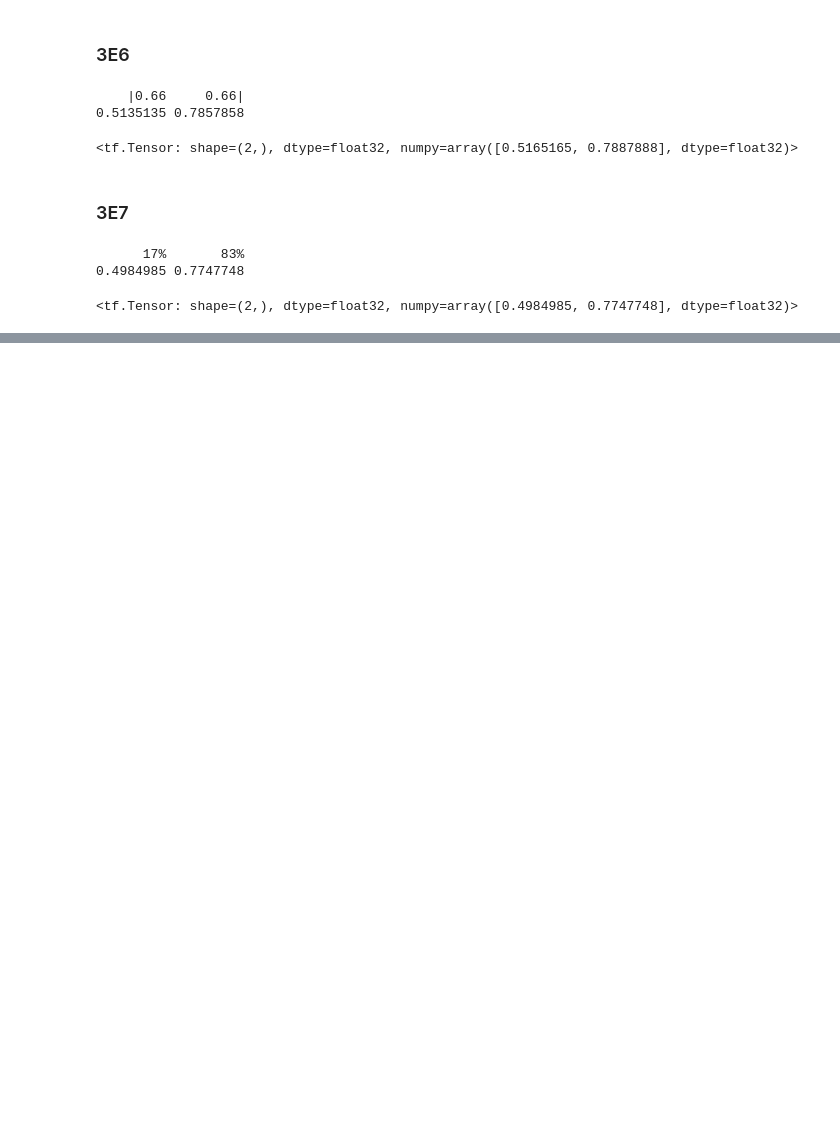
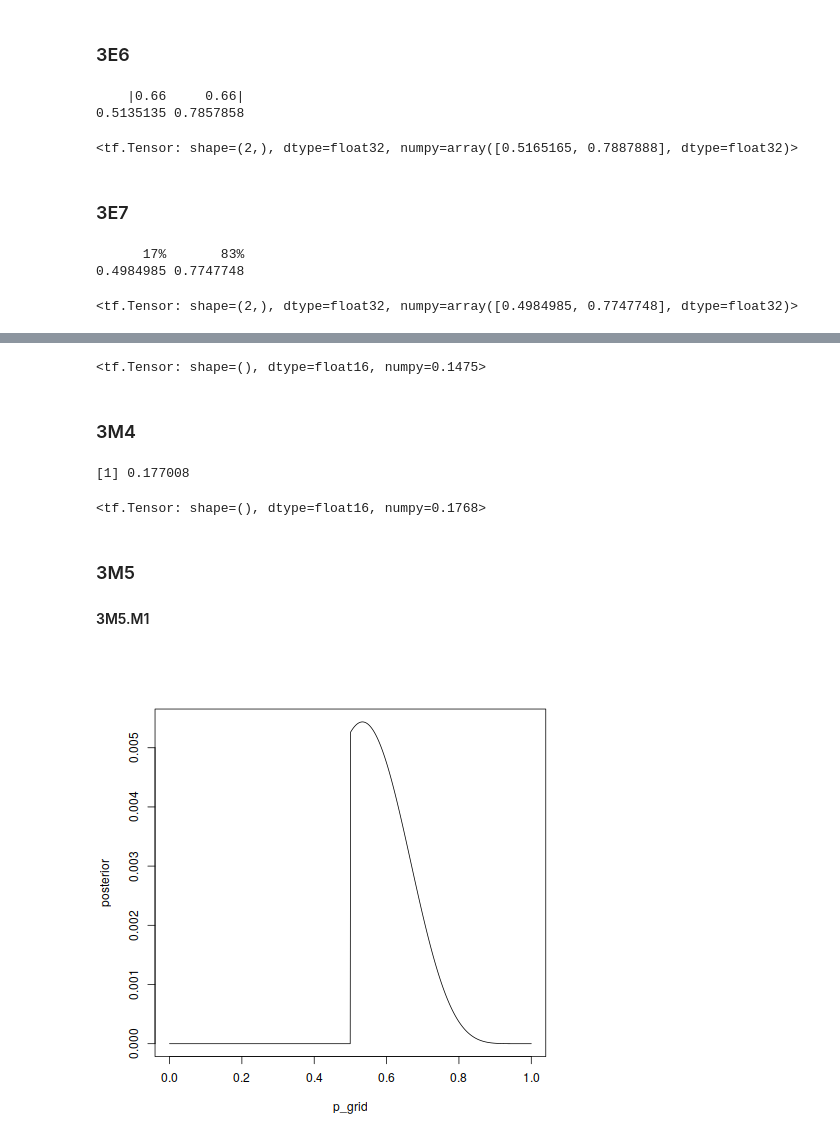
Before and after one commit to kms15/reading_notes, a Jupyter notebook: StatisticalRethinking/StatisticalRethinkingCh3.ipynb, the cells around one changed output, grey strips where cells are left out. Cells and saved outputs as stored; diff of their text form; code cells hidden in the pictures; blank space fills up the shorter version.

```diff
--- a/StatisticalRethinking/StatisticalRethinkingCh3.ipynb
+++ b/StatisticalRethinking/StatisticalRethinkingCh3.ipynb
@@ -561,0 +614,34 @@ tfp.stats.percentile(samples, [17, 83])
+# %%
+prediction_samples = tfd.Binomial(15, probs=samples).sample()
+tfm.reduce_mean(tf.cast(prediction_samples == 8, tf.float16))
+# %% [output]
+<tf.Tensor: shape=(), dtype=float16, numpy=0.1475>
+# %% [markdown]
+### 3M4
+# %%
+%%R
+
+prediction_samples = rbinom(n=length(samples), size=9, prob=samples)
+sum(prediction_samples == 6) / length(prediction_samples)
+# %% [output]
+[1] 0.177008
+# %%
+prediction_samples = tfd.Binomial(9, probs=samples).sample()
+tfm.reduce_mean(tf.cast(prediction_samples == 6, tf.float16))
+# %% [output]
+<tf.Tensor: shape=(), dtype=float16, numpy=0.1768>
+# %% [markdown]
+### 3M5
+#### 3M5.M1
+# %%
+%%R
+
+p_grid <- seq(from=0, to=1, length.out=1000)
+prior <- c(rep(0,500), rep(1,500))
+likelihood <- dbinom(8, size=15, prob=p_grid)
+posterior <- likelihood*prior
+posterior <- posterior / sum(posterior)
+
+plot(p_grid, posterior, type="l")
+# %% [output]
+[figure, added]
```
Also changed, not shown: parts of 53 cells of this notebook.
